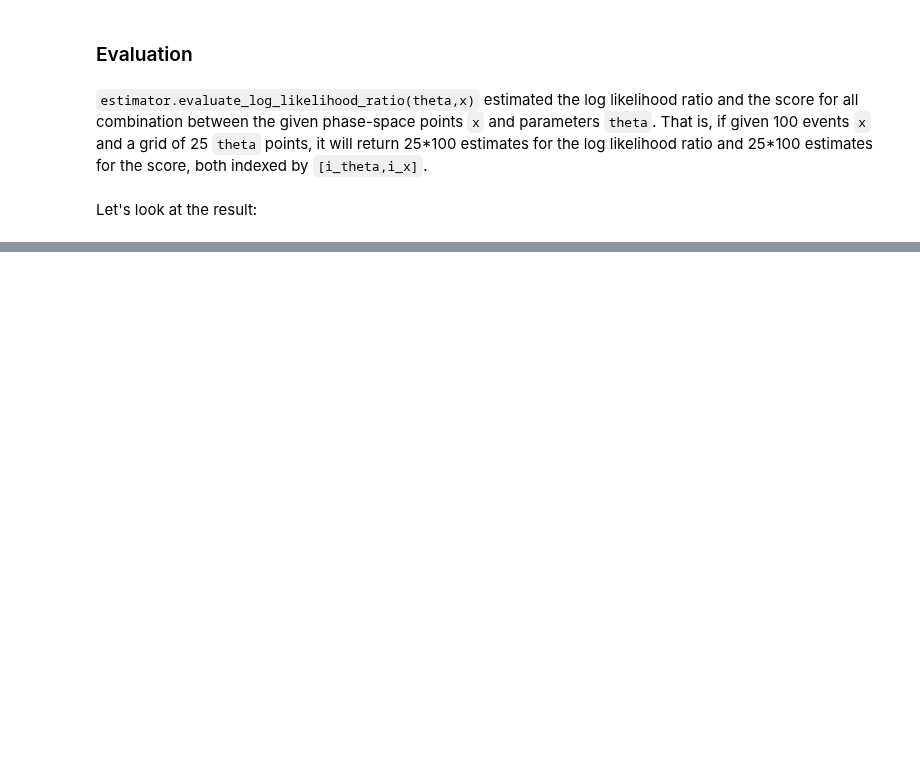
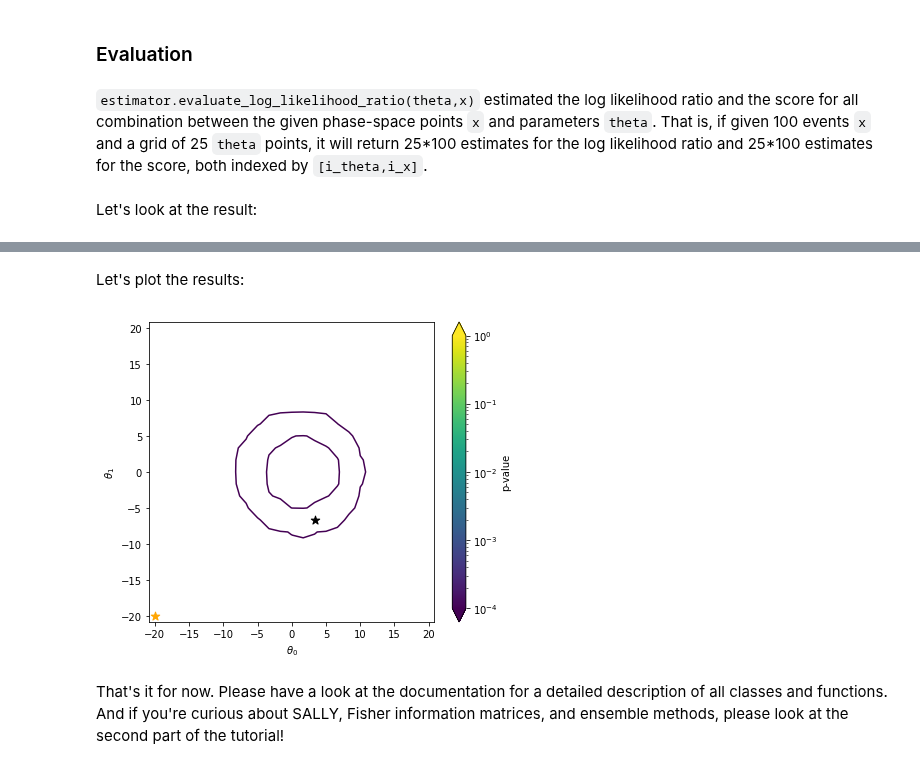
Before and after one commit to madminer-tool/madminer, a Jupyter notebook: examples/tutorial_parton_level/1_from_cards_to_likelihood_ratio.ipynb, the cells around one changed output, grey strips where cells are left out. Drawn from its saved outputs; the diff is of its cells as text; code cells hidden in the pictures; blank space fills up the shorter version.

```diff
--- a/examples/tutorial_parton_level/1_from_cards_to_likelihood_ratio.ipynb
+++ b/examples/tutorial_parton_level/1_from_cards_to_likelihood_ratio.ipynb
@@ -447,0 +480,11 @@ That's it for now. Please have a look at the documentation for a detailed descri
+# %%
+theta_min, theta_max = -20., 20.
+resolution = 25
+# %%
+_, p_values_observed, best_fit_observed = limits.observed_limits(
+    x_observed=x_observed,
+    theta_ranges=[(theta_min, theta_max), (theta_min, theta_max)],
+    model_file='models/alices',
+    resolution=resolution,
+    luminosity=300000.0
+)
@@ -447,0 +509,8 @@ That's it for now. Please have a look at the documentation for a detailed descri
+# %%
+theta_grid, p_values_expected, best_fit_expected = limits.expected_limits(
+    theta_true=[0.,0.],
+    theta_ranges=[(theta_min, theta_max), (theta_min, theta_max)],
+    model_file='models/alices',
+    resolution=resolution,
+    luminosity=300000.0
+)
@@ -447,0 +535,47 @@ That's it for now. Please have a look at the documentation for a detailed descri
+# %% [markdown]
+Let's plot the results:
+# %%
+bin_size = (theta_max - theta_min)/(resolution - 1)
+edges = np.linspace(theta_min - bin_size/2, theta_max + bin_size/2, resolution + 1)
+centers = np.linspace(theta_min, theta_max, resolution)
+
+fig = plt.figure(figsize=(6,5))
+ax = plt.gca()
+
+cmin, cmax = 0.0001, 1.
+
+pcm = ax.pcolormesh(
+    edges, edges, p_values_expected.reshape((resolution, resolution)),
+    norm=matplotlib.colors.LogNorm(vmin=cmin, vmax=cmax),
+    cmap='viridis'
+)
+cbar = fig.colorbar(pcm, ax=ax, extend='both')
+plt.contour(
+    centers, centers, p_values_expected.reshape((resolution, resolution)),
+    levels=[0.05],
+    ls='-', color='orange'
+)
+plt.contour(
+    centers, centers, p_values_observed.reshape((resolution, resolution)),
+    levels=[0.05],
+    ls='-', color='black'
+)
+plt.scatter(
+    theta_grid[best_fit_expected][0], theta_grid[best_fit_expected][1],
+    s=80., color='orange', marker='*'
+)
+plt.scatter(
+    theta_grid[best_fit_observed][0], theta_grid[best_fit_observed][1],
+    s=80., color='black', marker='*'
+)
+
+plt.xlabel(r'$\theta_0$')
+plt.ylabel(r'$\theta_1$')
+cbar.set_label('p-value')
+
+plt.tight_layout()
+plt.show()
+# %% [output]
+[figure, added]
+# %% [markdown]
+That's it for now. Please have a look at the documentation for a detailed description of all classes and functions. And if you're curious about SALLY, Fisher information matrices, and ensemble methods, please look at the second part of the tutorial!
```
Also changed, not shown: parts of 13 cells of this notebook, 1 other file.
